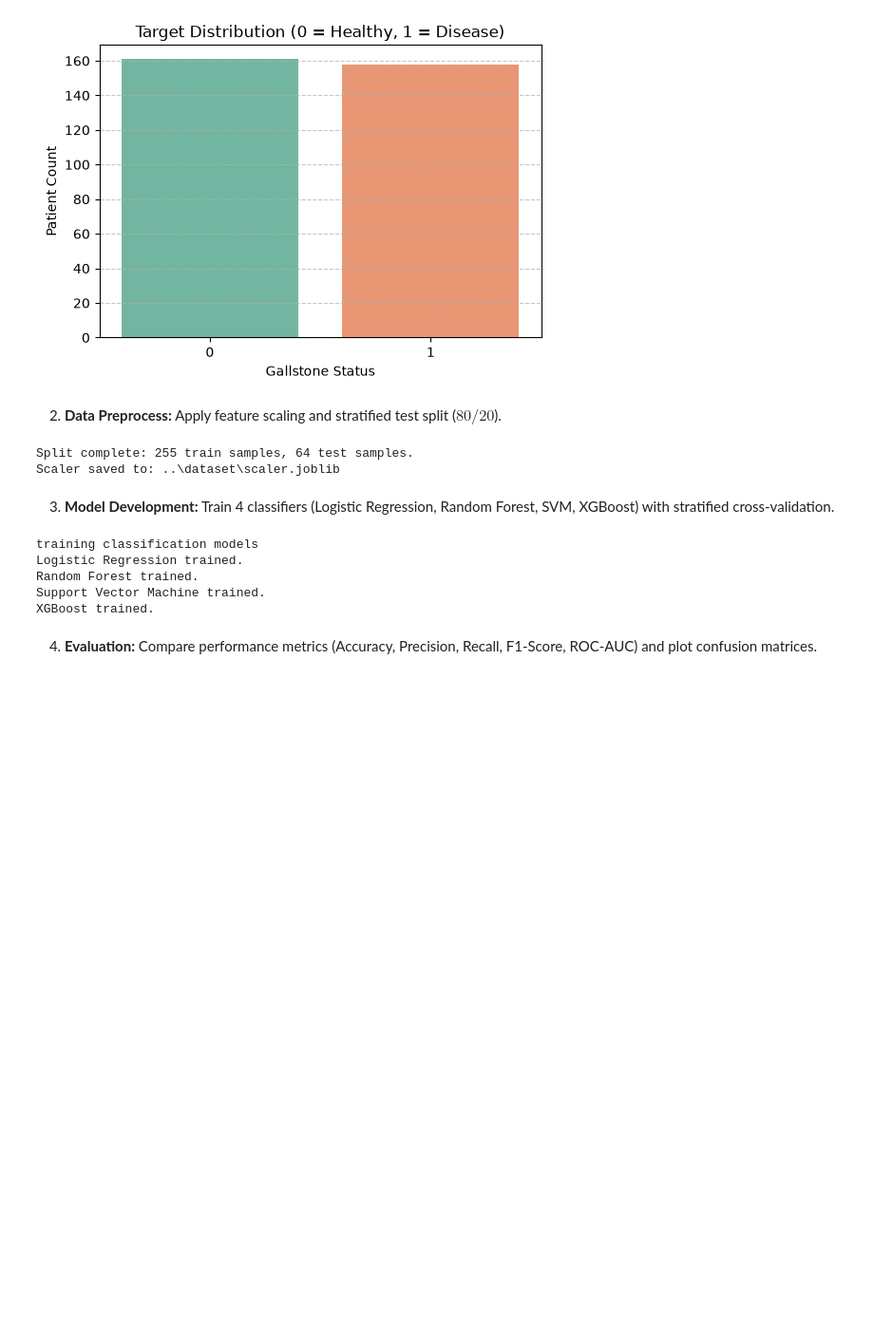
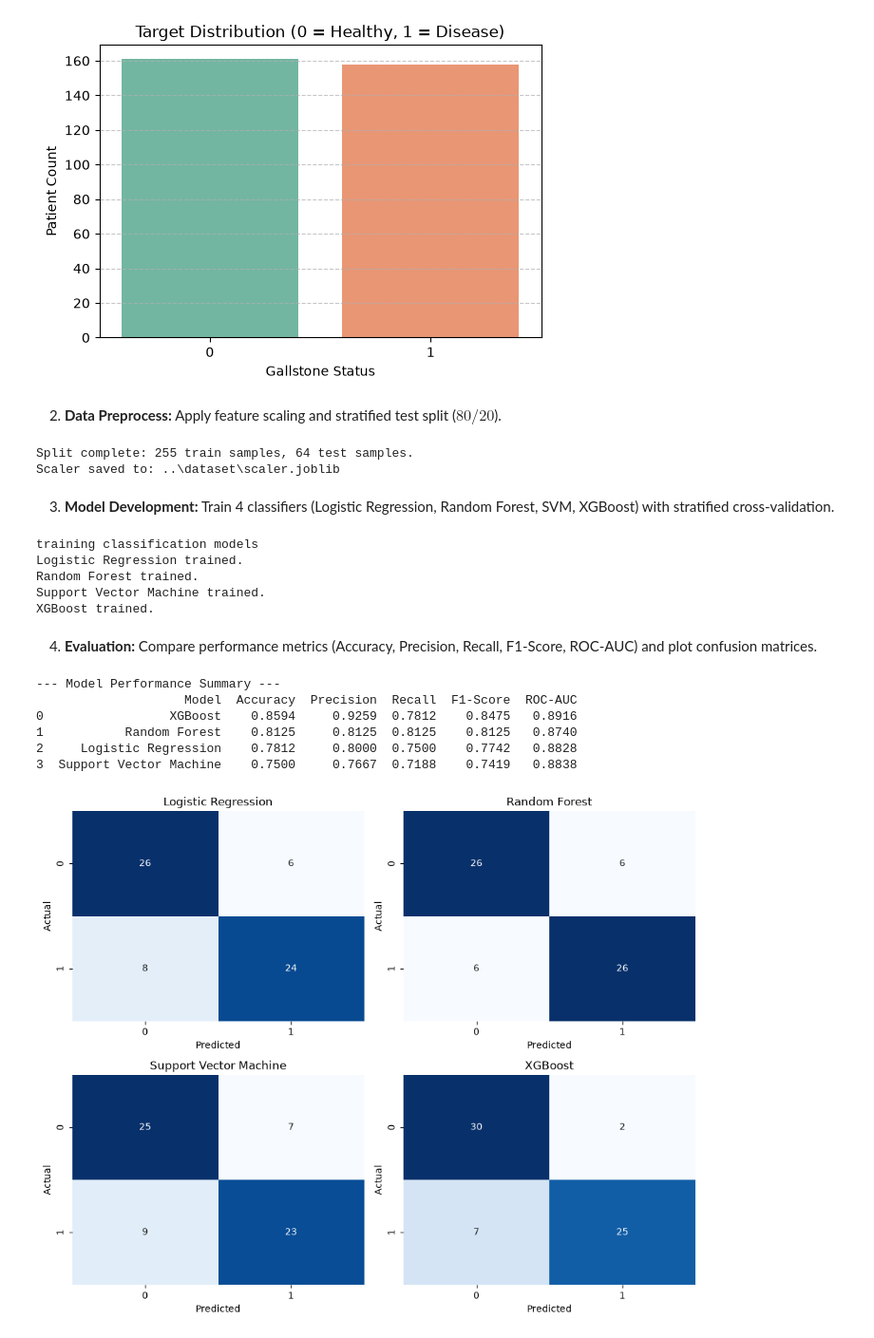
Before and after one commit to taro-py/gallstone-ml-xai, a Jupyter notebook: code/eda_and_models.ipynb, the cells around one changed output. Shown at 95% size. Drawn from its saved outputs; the diff is of its cells as text; code cells hidden in the pictures; blank space fills up the shorter version.

Commit message:
model performance summary and confusion matrix

```diff
--- a/code/eda_and_models.ipynb
+++ b/code/eda_and_models.ipynb
@@ -157,3 +157,51 @@ Support Vector Machine trained.
 XGBoost trained.
 # %% [markdown]
 4. **Evaluation:** Compare performance metrics (Accuracy, Precision, Recall, F1-Score, ROC-AUC) and plot confusion matrices.
+# %%
+#list to store the results
+results = []
+
+#looping thorugh the models to seee the different results
+for name, model in models.items():
+    y_pred = model.predict(X_test_scaled)
+    y_proba = model.predict_proba(X_test_scaled)[:, 1]
+
+    #we append the results of the 5 calculated metrics into the list to compare trugh agaisnt predictions
+    results.append({
+        'Model': name,
+        'Accuracy': accuracy_score(y_test, y_pred),
+        'Precision': precision_score(y_test, y_pred),
+        'Recall': recall_score(y_test, y_pred),
+        'F1-Score': f1_score(y_test, y_pred),
+        'ROC-AUC': roc_auc_score(y_test, y_proba)
+    })
+
+#metrics summary
+results_df = pd.DataFrame(results).sort_values(by='F1-Score', ascending=False).reset_index(drop=True)
+print("\n--- Model Performance Summary ---")
+print(results_df.round(4))
+
+#plotting confusion matrix's
+fig, axes = plt.subplots(2, 2, figsize=(10, 8))
+axes = axes.flatten()
+
+#looping through the models and plotting the confusion matrix
+for idx, (name, model) in enumerate(models.items()):
+    y_pred = model.predict(X_test_scaled)
+    cm = confusion_matrix(y_test, y_pred)
+
+    sns.heatmap(cm, annot=True, fmt='d', cmap='Blues', ax=axes[idx], cbar=False)
+    axes[idx].set_title(f'{name}')
+    axes[idx].set_xlabel('Predicted')
+    axes[idx].set_ylabel('Actual')
+
+plt.tight_layout()
+plt.show()
+# %% [output]
+--- Model Performance Summary ---
+                    Model  Accuracy  Precision  Recall  F1-Score  ROC-AUC
+0                 XGBoost    0.8594     0.9259  0.7812    0.8475   0.8916
+1           Random Forest    0.8125     0.8125  0.8125    0.8125   0.8740
+2     Logistic Regression    0.7812     0.8000  0.7500    0.7742   0.8828
+3  Support Vector Machine    0.7500     0.7667  0.7188    0.7419   0.8838
+[figure, added]
```
